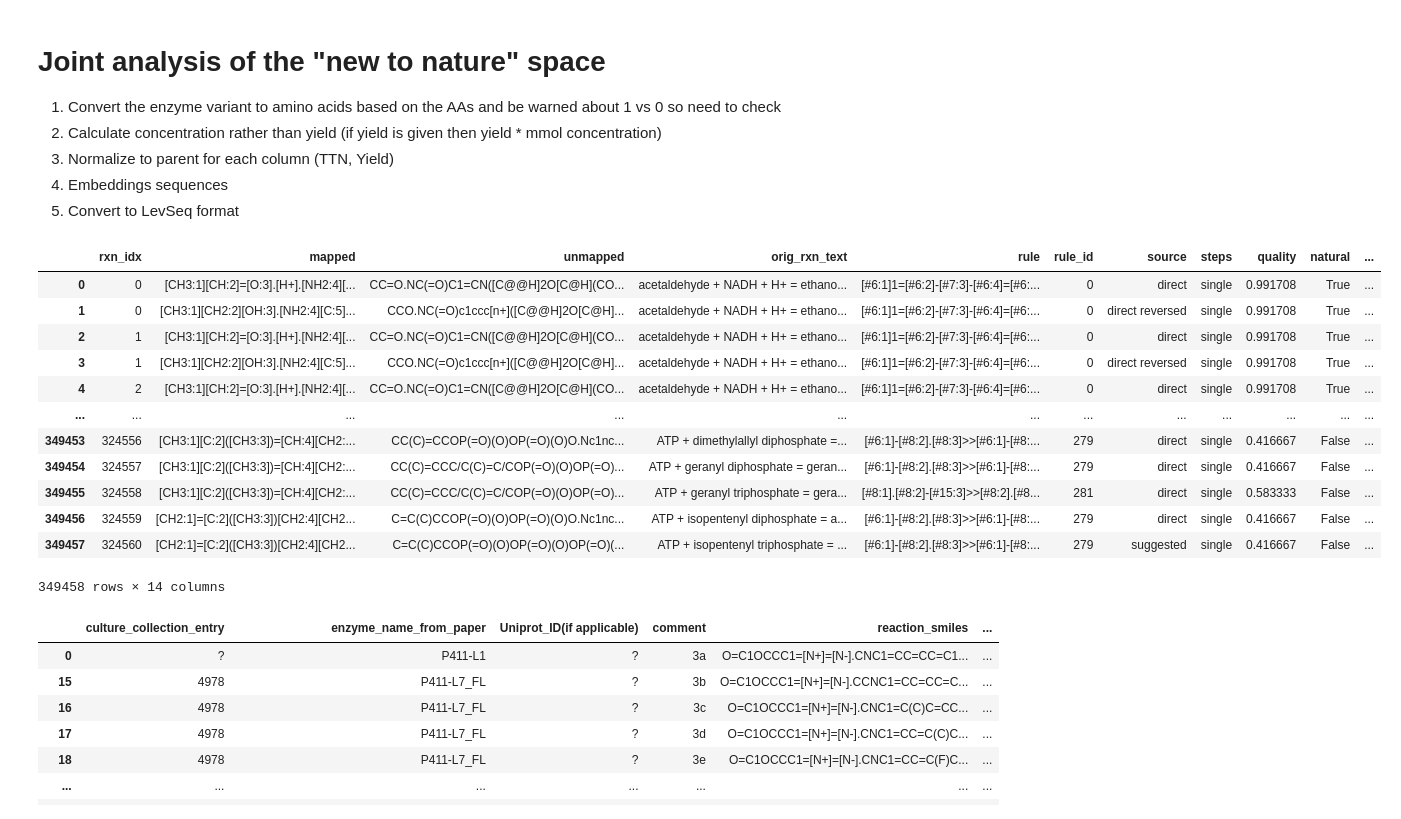
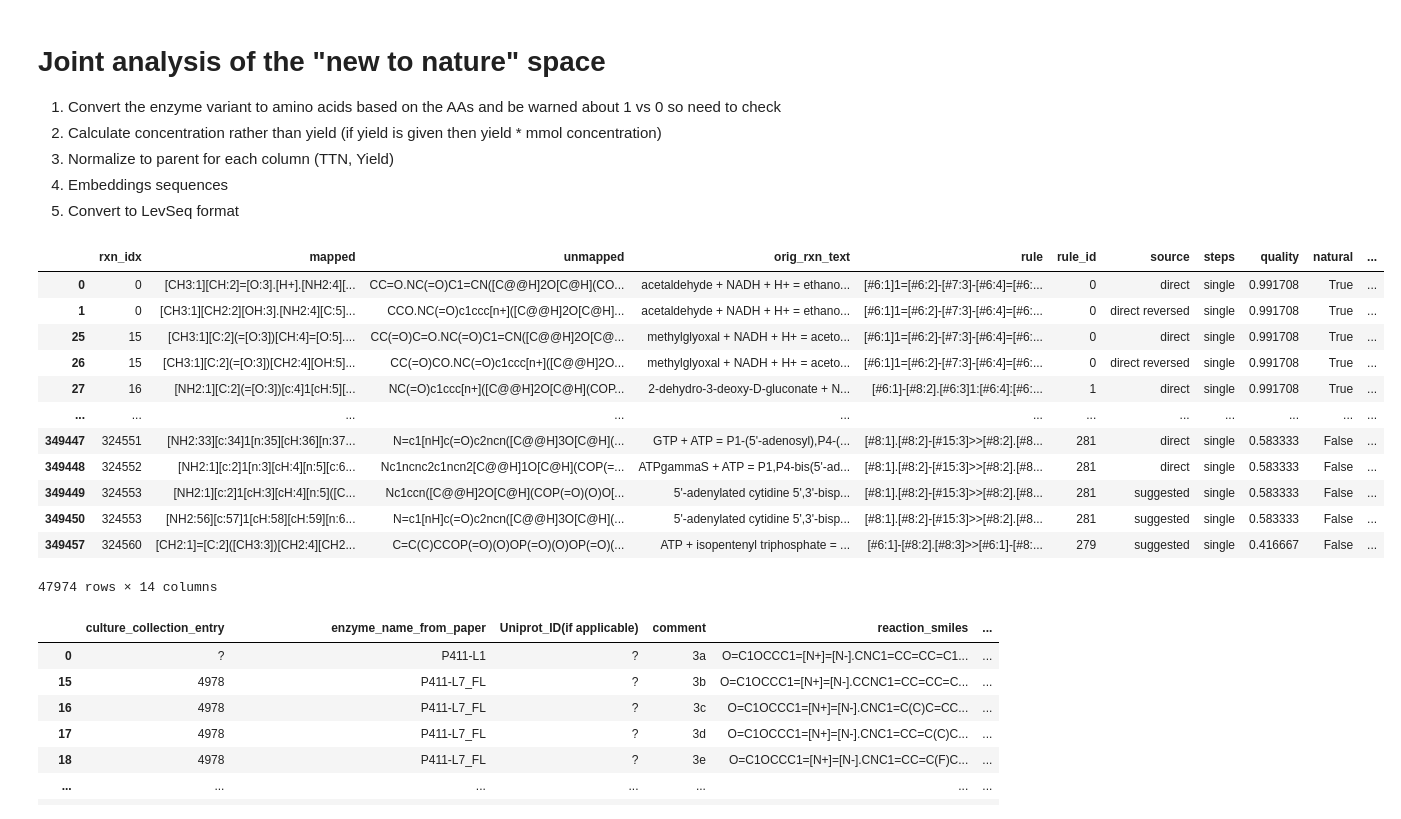
Before and after one commit to fhalab/EnzymeEngineeringDB, a Jupyter notebook: analysis/N3_AnalyseEnzymeReactionData.ipynb, the cells around one changed output. Drawn from its saved outputs; the diff is of its cells as text; code cells hidden in the pictures.

```diff
--- a/analysis/N3_AnalyseEnzymeReactionData.ipynb
+++ b/analysis/N3_AnalyseEnzymeReactionData.ipynb
@@ -71,21 +71,22 @@ def reaction_tanimoto_similarity(rxn_smarts1, rxn_smarts2):
 # This contains the rxnfp embeddings for all the reactions
 reaction_df = pd.read_csv('../data/enzymemap_v2_brenda2023.csv')
 # %%
+reaction_df = reaction_df.drop_duplicates('mapped')
 reaction_df
 # %% [output]
 |  | rxn_idx | mapped | unmapped | orig_rxn_text | rule | rule_id | source | steps | quality | natural | ... |
 | 0 | 0 | [CH3:1][CH:2]=[O:3].[H+].[NH2:4][... | CC=O.NC(=O)C1=CN([C@@H]2O[C@H](CO... | acetaldehyde + NADH + H+ = ethano... | [#6:1]1=[#6:2]-[#7:3]-[#6:4]=[#6:... | 0 | direct | single | 0.991708 | True | ... |
 | 1 | 0 | [CH3:1][CH2:2][OH:3].[NH2:4][C:5]... | CCO.NC(=O)c1ccc[n+]([C@@H]2O[C@H]... | acetaldehyde + NADH + H+ = ethano... | [#6:1]1=[#6:2]-[#7:3]-[#6:4]=[#6:... | 0 | direct reversed | single | 0.991708 | True | ... |
-| 2 | 1 | [CH3:1][CH:2]=[O:3].[H+].[NH2:4][... | CC=O.NC(=O)C1=CN([C@@H]2O[C@H](CO... | acetaldehyde + NADH + H+ = ethano... | [#6:1]1=[#6:2]-[#7:3]-[#6:4]=[#6:... | 0 | direct | single | 0.991708 | True | ... |
-| 3 | 1 | [CH3:1][CH2:2][OH:3].[NH2:4][C:5]... | CCO.NC(=O)c1ccc[n+]([C@@H]2O[C@H]... | acetaldehyde + NADH + H+ = ethano... | [#6:1]1=[#6:2]-[#7:3]-[#6:4]=[#6:... | 0 | direct reversed | single | 0.991708 | True | ... |
-| 4 | 2 | [CH3:1][CH:2]=[O:3].[H+].[NH2:4][... | CC=O.NC(=O)C1=CN([C@@H]2O[C@H](CO... | acetaldehyde + NADH + H+ = ethano... | [#6:1]1=[#6:2]-[#7:3]-[#6:4]=[#6:... | 0 | direct | single | 0.991708 | True | ... |
+| 25 | 15 | [CH3:1][C:2](=[O:3])[CH:4]=[O:5].... | CC(=O)C=O.NC(=O)C1=CN([C@@H]2O[C@... | methylglyoxal + NADH + H+ = aceto... | [#6:1]1=[#6:2]-[#7:3]-[#6:4]=[#6:... | 0 | direct | single | 0.991708 | True | ... |
+| 26 | 15 | [CH3:1][C:2](=[O:3])[CH2:4][OH:5]... | CC(=O)CO.NC(=O)c1ccc[n+]([C@@H]2O... | methylglyoxal + NADH + H+ = aceto... | [#6:1]1=[#6:2]-[#7:3]-[#6:4]=[#6:... | 0 | direct reversed | single | 0.991708 | True | ... |
+| 27 | 16 | [NH2:1][C:2](=[O:3])[c:4]1[cH:5][... | NC(=O)c1ccc[n+]([C@@H]2O[C@H](COP... | 2-dehydro-3-deoxy-D-gluconate + N... | [#6:1]-[#8:2].[#6:3]1:[#6:4]:[#6:... | 1 | direct | single | 0.991708 | True | ... |
 | ... | ... | ... | ... | ... | ... | ... | ... | ... | ... | ... | ... |
-| 349453 | 324556 | [CH3:1][C:2]([CH3:3])=[CH:4][CH2:... | CC(C)=CCOP(=O)(O)OP(=O)(O)O.Nc1nc... | ATP + dimethylallyl diphosphate =... | [#6:1]-[#8:2].[#8:3]>>[#6:1]-[#8:... | 279 | direct | single | 0.416667 | False | ... |
-| 349454 | 324557 | [CH3:1][C:2]([CH3:3])=[CH:4][CH2:... | CC(C)=CCC/C(C)=C/COP(=O)(O)OP(=O)... | ATP + geranyl diphosphate = geran... | [#6:1]-[#8:2].[#8:3]>>[#6:1]-[#8:... | 279 | direct | single | 0.416667 | False | ... |
-| 349455 | 324558 | [CH3:1][C:2]([CH3:3])=[CH:4][CH2:... | CC(C)=CCC/C(C)=C/COP(=O)(O)OP(=O)... | ATP + geranyl triphosphate = gera... | [#8:1].[#8:2]-[#15:3]>>[#8:2].[#8... | 281 | direct | single | 0.583333 | False | ... |
-| 349456 | 324559 | [CH2:1]=[C:2]([CH3:3])[CH2:4][CH2... | C=C(C)CCOP(=O)(O)OP(=O)(O)O.Nc1nc... | ATP + isopentenyl diphosphate = a... | [#6:1]-[#8:2].[#8:3]>>[#6:1]-[#8:... | 279 | direct | single | 0.416667 | False | ... |
+| 349447 | 324551 | [NH2:33][c:34]1[n:35][cH:36][n:37... | N=c1[nH]c(=O)c2ncn([C@@H]3O[C@H](... | GTP + ATP = P1-(5'-adenosyl),P4-(... | [#8:1].[#8:2]-[#15:3]>>[#8:2].[#8... | 281 | direct | single | 0.583333 | False | ... |
+| 349448 | 324552 | [NH2:1][c:2]1[n:3][cH:4][n:5][c:6... | Nc1ncnc2c1ncn2[C@@H]1O[C@H](COP(=... | ATPgammaS + ATP = P1,P4-bis(5'-ad... | [#8:1].[#8:2]-[#15:3]>>[#8:2].[#8... | 281 | direct | single | 0.583333 | False | ... |
+| 349449 | 324553 | [NH2:1][c:2]1[cH:3][cH:4][n:5]([C... | Nc1ccn([C@@H]2O[C@H](COP(=O)(O)O[... | 5'-adenylated cytidine 5',3'-bisp... | [#8:1].[#8:2]-[#15:3]>>[#8:2].[#8... | 281 | suggested | single | 0.583333 | False | ... |
+| 349450 | 324553 | [NH2:56][c:57]1[cH:58][cH:59][n:6... | N=c1[nH]c(=O)c2ncn([C@@H]3O[C@H](... | 5'-adenylated cytidine 5',3'-bisp... | [#8:1].[#8:2]-[#15:3]>>[#8:2].[#8... | 281 | suggested | single | 0.583333 | False | ... |
 | 349457 | 324560 | [CH2:1]=[C:2]([CH3:3])[CH2:4][CH2... | C=C(C)CCOP(=O)(O)OP(=O)(O)OP(=O)(... | ATP + isopentenyl triphosphate = ... | [#6:1]-[#8:2].[#8:3]>>[#6:1]-[#8:... | 279 | suggested | single | 0.416667 | False | ... |
-349458 rows × 14 columns
+47974 rows × 14 columns
 # %%
 rxn_ded_df = protein_ded_df.drop_duplicates('reaction_smiles') #pd.read_pickle('output/rxn_rxnfp.pkl')
 rxn_ded_df
```
Also changed, not shown: parts of 4 cells of this notebook, 8 other files.
